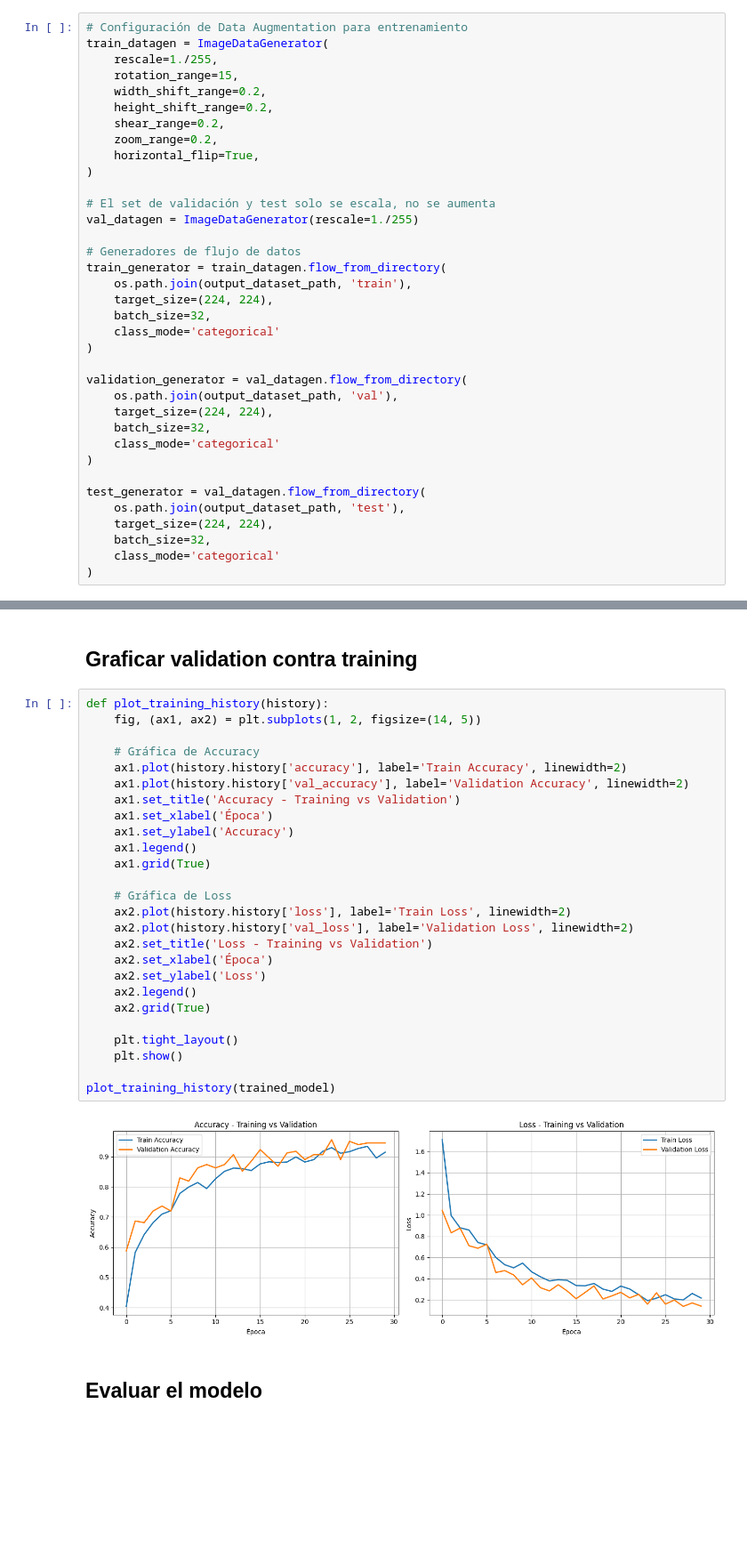
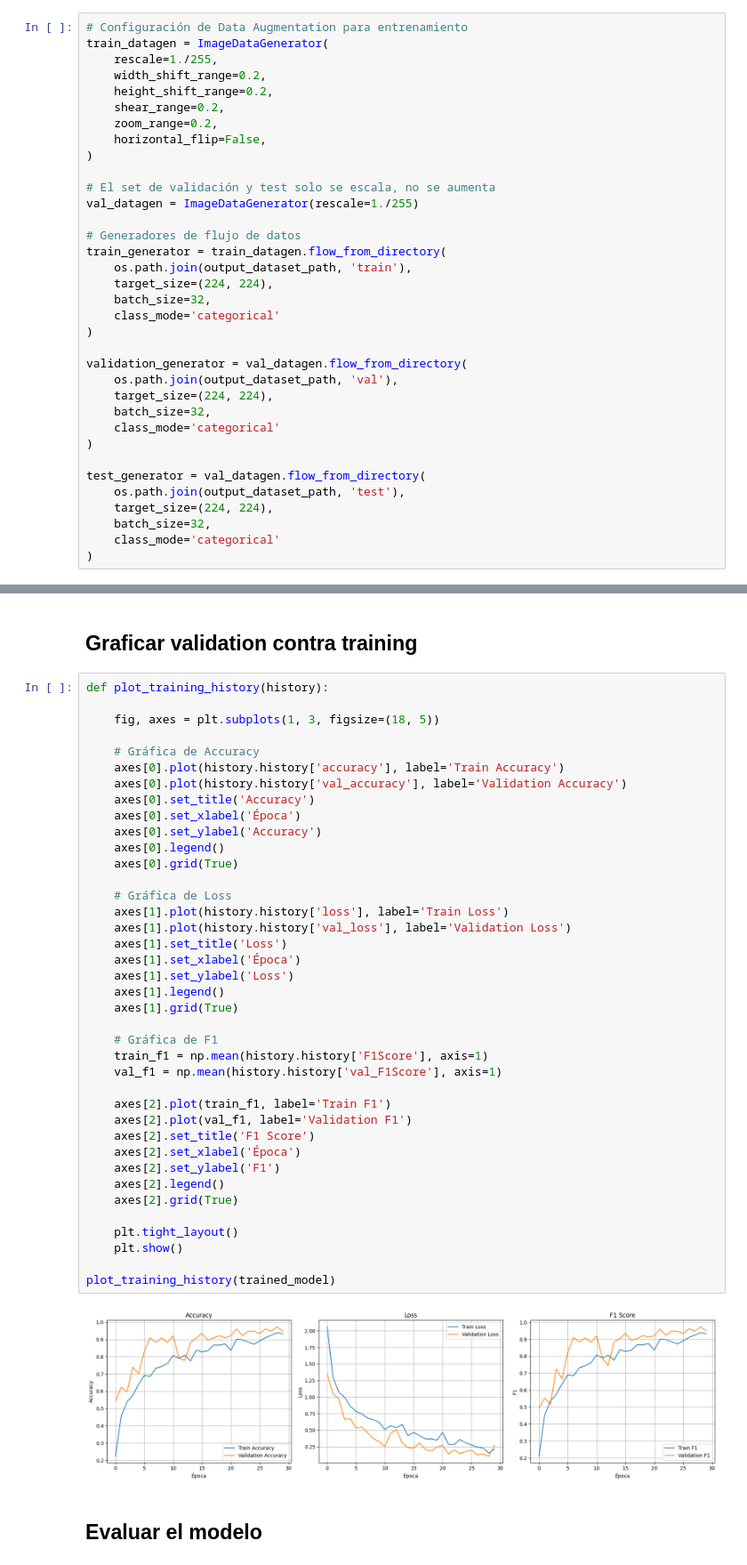
Before and after one commit to A01710217/DAACC_IA, a Jupyter notebook: Road_Signals.ipynb, the cells around one changed output, grey strips where cells are left out. Shown at 89% size. Drawn from its saved outputs; the diff is of its cells as text; blank space fills up the shorter version.

```diff
--- a/Road_Signals.ipynb
+++ b/Road_Signals.ipynb
@@ -240,12 +246,11 @@ Debido a que tengo alrededor de 119 imagenes (un dataset pequeño), realizare un
 # Configuración de Data Augmentation para entrenamiento
 train_datagen = ImageDataGenerator(
     rescale=1./255,
-    rotation_range=15,
     width_shift_range=0.2,
     height_shift_range=0.2,
     shear_range=0.2,
     zoom_range=0.2,
-    horizontal_flip=True,
+    horizontal_flip=False,
 )
 
 # El set de validación y test solo se escala, no se aumenta
@@ -367,31 +372,44 @@ Epoch 30/30
 ## Graficar validation contra training
 # %%
 def plot_training_history(history):
-    fig, (ax1, ax2) = plt.subplots(1, 2, figsize=(14, 5))
+
+    fig, axes = plt.subplots(1, 3, figsize=(18, 5))
 
     # Gráfica de Accuracy
-    ax1.plot(history.history['accuracy'], label='Train Accuracy', linewidth=2)
-    ax1.plot(history.history['val_accuracy'], label='Validation Accuracy', linewidth=2)
-    ax1.set_title('Accuracy - Training vs Validation')
-    ax1.set_xlabel('Época')
-    ax1.set_ylabel('Accuracy')
-    ax1.legend()
-    ax1.grid(True)
+    axes[0].plot(history.history['accuracy'], label='Train Accuracy')
+    axes[0].plot(history.history['val_accuracy'], label='Validation Accuracy')
+    axes[0].set_title('Accuracy')
+    axes[0].set_xlabel('Época')
+    axes[0].set_ylabel('Accuracy')
+    axes[0].legend()
+    axes[0].grid(True)
 
     # Gráfica de Loss
-    ax2.plot(history.history['loss'], label='Train Loss', linewidth=2)
-    ax2.plot(history.history['val_loss'], label='Validation Loss', linewidth=2)
-    ax2.set_title('Loss - Training vs Validation')
-    ax2.set_xlabel('Época')
-    ax2.set_ylabel('Loss')
-    ax2.legend()
-    ax2.grid(True)
+    axes[1].plot(history.history['loss'], label='Train Loss')
+    axes[1].plot(history.history['val_loss'], label='Validation Loss')
+    axes[1].set_title('Loss')
+    axes[1].set_xlabel('Época')
+    axes[1].set_ylabel('Loss')
+    axes[1].legend()
+    axes[1].grid(True)
+
+    # Gráfica de F1
+    train_f1 = np.mean(history.history['F1Score'], axis=1)
+    val_f1 = np.mean(history.history['val_F1Score'], axis=1)
+
+    axes[2].plot(train_f1, label='Train F1')
+    axes[2].plot(val_f1, label='Validation F1')
+    axes[2].set_title('F1 Score')
+    axes[2].set_xlabel('Época')
+    axes[2].set_ylabel('F1')
+    axes[2].legend()
+    axes[2].grid(True)
 
     plt.tight_layout()
     plt.show()
 
 plot_training_history(trained_model)
 # %% [output]
-[figure, old version]
+[figure, new version]
 # %% [markdown]
 ## Evaluar el modelo
```
Also changed, not shown: parts of 38 cells of this notebook.
